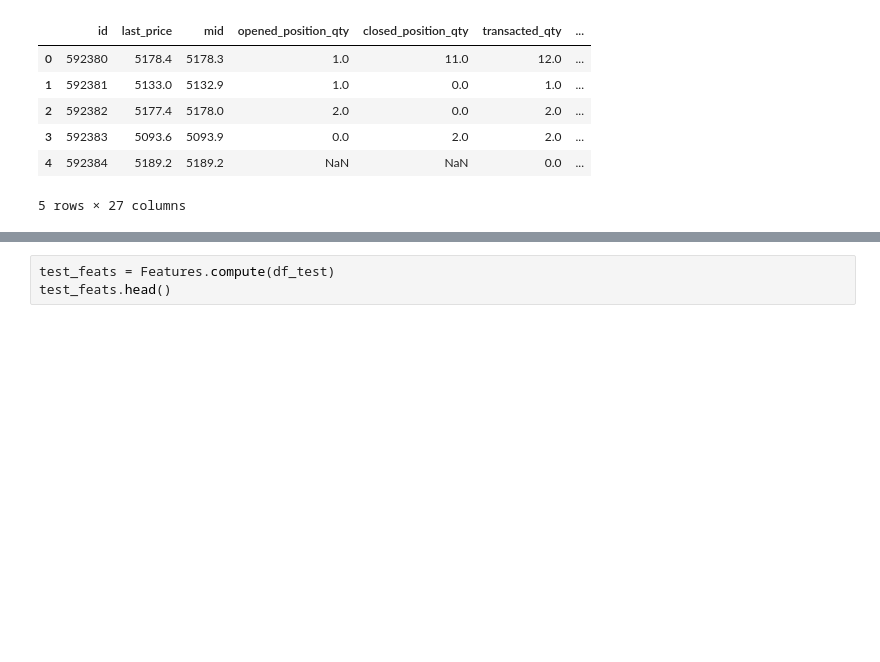
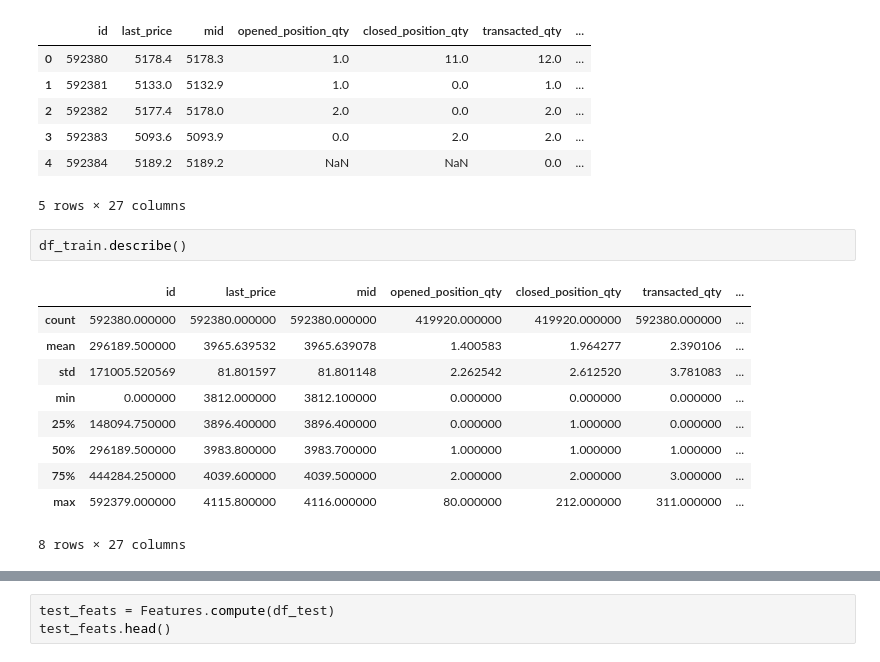
Before and after one commit to vadimpy/skoltech_ids_hft_clf, a Jupyter notebook: nb.ipynb, the cells around one changed output, grey strips where cells are left out. Saved outputs shown, nothing was run; the diff lists cells and outputs as text; blank space fills up the shorter version.

```diff
--- a/nb.ipynb
+++ b/nb.ipynb
@@ -48,3 +49,16 @@ df_test.head()
 | 3 | 592383 | 5093.6 | 5093.9 | 0.0 | 2.0 | 2.0 | ... |
 | 4 | 592384 | 5189.2 | 5189.2 | NaN | NaN | 0.0 | ... |
 5 rows × 27 columns
+# %%
+df_train.describe()
+# %% [output]
+|  | id | last_price | mid | opened_position_qty | closed_position_qty | transacted_qty | ... |
+| count | 592380.000000 | 592380.000000 | 592380.000000 | 419920.000000 | 419920.000000 | 592380.000000 | ... |
+| mean | 296189.500000 | 3965.639532 | 3965.639078 | 1.400583 | 1.964277 | 2.390106 | ... |
+| std | 171005.520569 | 81.801597 | 81.801148 | 2.262542 | 2.612520 | 3.781083 | ... |
+| min | 0.000000 | 3812.000000 | 3812.100000 | 0.000000 | 0.000000 | 0.000000 | ... |
+| 25% | 148094.750000 | 3896.400000 | 3896.400000 | 0.000000 | 1.000000 | 0.000000 | ... |
+| 50% | 296189.500000 | 3983.800000 | 3983.700000 | 1.000000 | 1.000000 | 1.000000 | ... |
+| 75% | 444284.250000 | 4039.600000 | 4039.500000 | 2.000000 | 2.000000 | 3.000000 | ... |
+| max | 592379.000000 | 4115.800000 | 4116.000000 | 80.000000 | 212.000000 | 311.000000 | ... |
+8 rows × 27 columns
```
Also changed, not shown: parts of 18 cells of this notebook, 3 other files.
